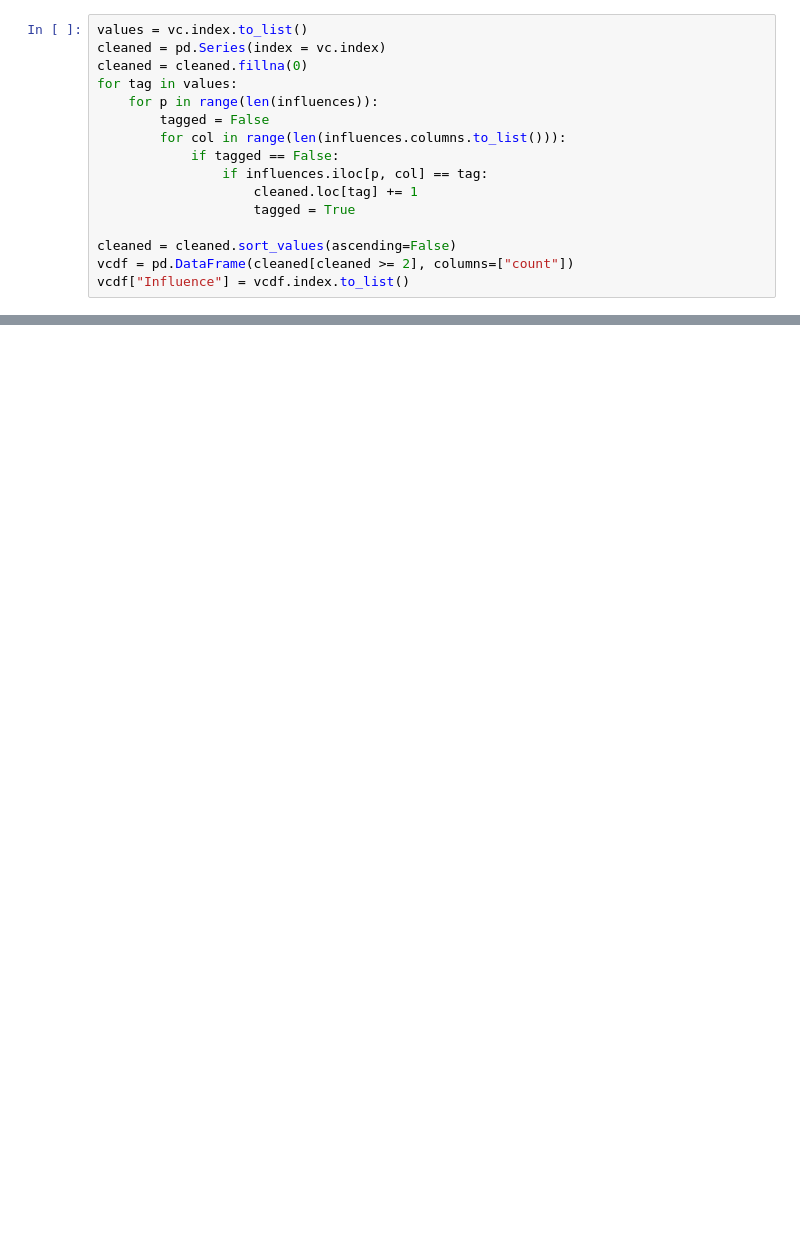
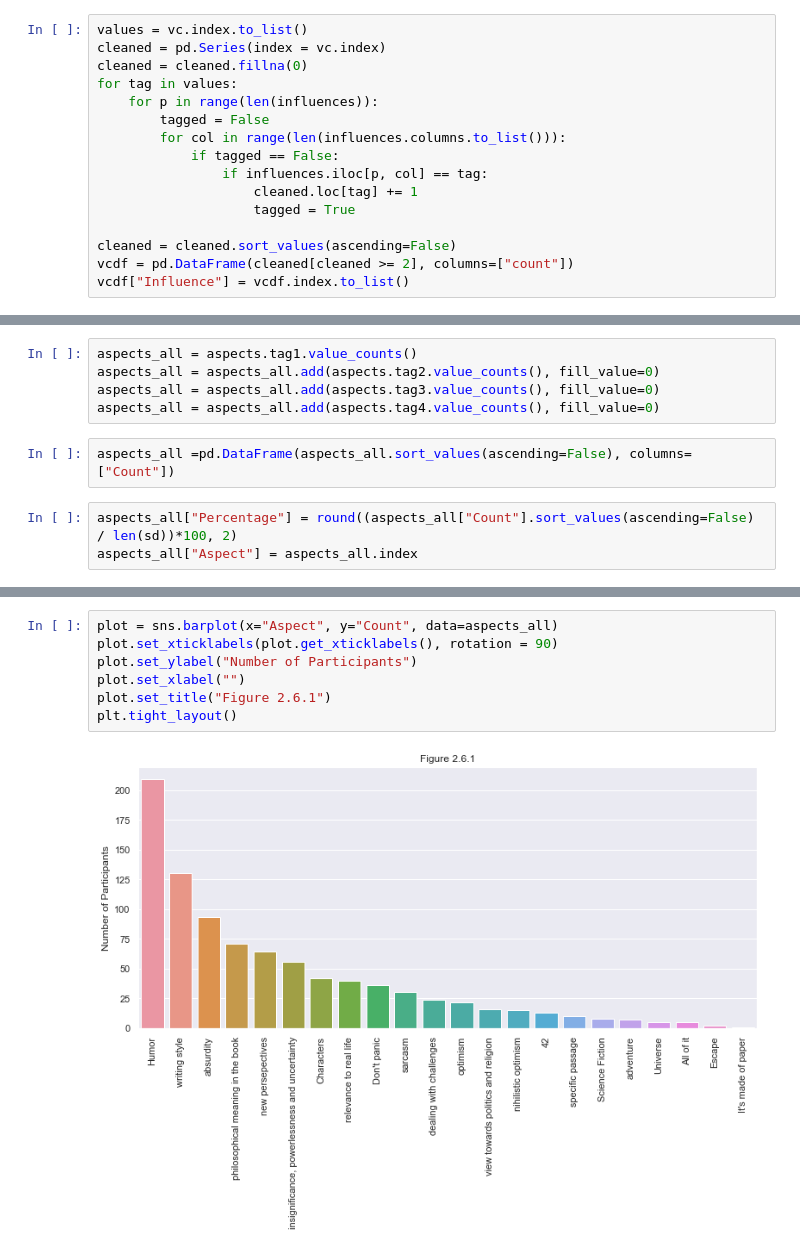
Before and after one commit to aegonwolf/hhg2g, a Jupyter notebook: hhg2g.ipynb, the cells around one changed output, grey strips where cells are left out. Saved outputs shown, nothing was run; the diff lists cells and outputs as text; blank space fills up the shorter version.

```diff
--- a/hhg2g.ipynb
+++ b/hhg2g.ipynb
@@ -413,0 +430,10 @@ Aspect respondent 401 found the most interesting: The absurdity
+# %%
+aspects_all = aspects.tag1.value_counts()
+aspects_all = aspects_all.add(aspects.tag2.value_counts(), fill_value=0)
+aspects_all = aspects_all.add(aspects.tag3.value_counts(), fill_value=0)
+aspects_all = aspects_all.add(aspects.tag4.value_counts(), fill_value=0)
+# %%
+aspects_all =pd.DataFrame(aspects_all.sort_values(ascending=False), columns=["Count"])
+# %%
+aspects_all["Percentage"] = round((aspects_all["Count"].sort_values(ascending=False) / len(sd))*100, 2)
+aspects_all["Aspect"] = aspects_all.index
@@ -413,0 +464,9 @@ Aspect respondent 401 found the most interesting: The absurdity
+# %%
+plot = sns.barplot(x="Aspect", y="Count", data=aspects_all)
+plot.set_xticklabels(plot.get_xticklabels(), rotation = 90)
+plot.set_ylabel("Number of Participants")
+plot.set_xlabel("")
+plot.set_title("Figure 2.6.1")
+plt.tight_layout()
+# %% [output]
+[figure, added]
```
Also changed, not shown: parts of 31 cells of this notebook.
